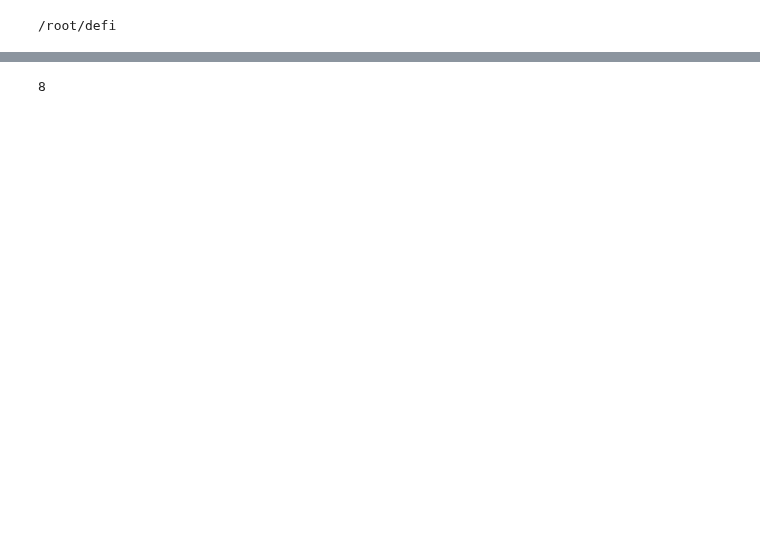
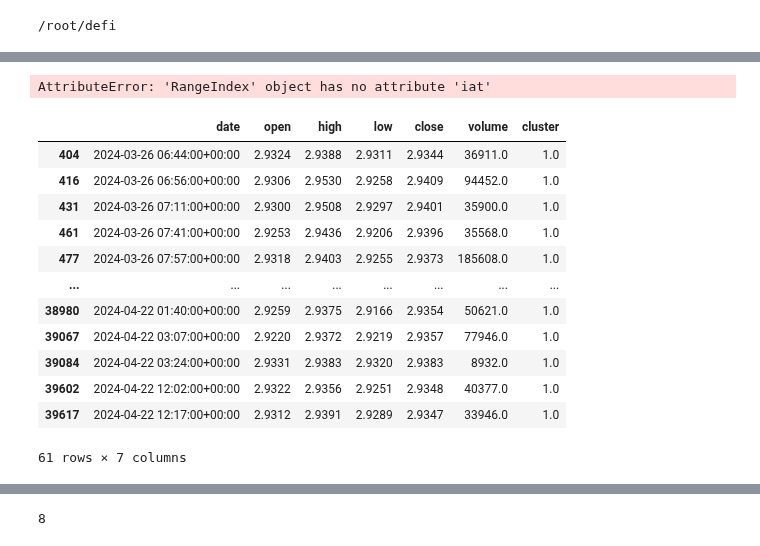
Before and after one commit to mohsenjfar/trade, a Jupyter notebook: user_data/notebooks/cluster_strategy_analysis.ipynb, the cells around one changed output, grey strips where cells are left out. Saved outputs shown, nothing was run; the diff lists cells and outputs as text; code cells hidden in the pictures; blank space fills up the shorter version.

```diff
--- a/user_data/notebooks/cluster_strategy_analysis.ipynb
+++ b/user_data/notebooks/cluster_strategy_analysis.ipynb
@@ -41,0 +61,4 @@ pair = 'WIF/USDT:USDT'
+# %%
+dataframe_5m.iloc[dataframe_5m.index > dataframe_5m.index.iat[-2]]
+# %% [output]
+AttributeError: 'RangeIndex' object has no attribute 'iat'
@@ -41,0 +72,16 @@ pair = 'WIF/USDT:USDT'
+# %%
+dataframe_1m[(dataframe_1m.cluster.shift(1) == 0) & (dataframe_1m.cluster == 1)]
+# %% [output]
+|  | date | open | high | low | close | volume | cluster |
+| 404 | 2024-03-26 06:44:00+00:00 | 2.9324 | 2.9388 | 2.9311 | 2.9344 | 36911.0 | 1.0 |
+| 416 | 2024-03-26 06:56:00+00:00 | 2.9306 | 2.9530 | 2.9258 | 2.9409 | 94452.0 | 1.0 |
+| 431 | 2024-03-26 07:11:00+00:00 | 2.9300 | 2.9508 | 2.9297 | 2.9401 | 35900.0 | 1.0 |
+| 461 | 2024-03-26 07:41:00+00:00 | 2.9253 | 2.9436 | 2.9206 | 2.9396 | 35568.0 | 1.0 |
+| 477 | 2024-03-26 07:57:00+00:00 | 2.9318 | 2.9403 | 2.9255 | 2.9373 | 185608.0 | 1.0 |
+| ... | ... | ... | ... | ... | ... | ... | ... |
+| 38980 | 2024-04-22 01:40:00+00:00 | 2.9259 | 2.9375 | 2.9166 | 2.9354 | 50621.0 | 1.0 |
+| 39067 | 2024-04-22 03:07:00+00:00 | 2.9220 | 2.9372 | 2.9219 | 2.9357 | 77946.0 | 1.0 |
+| 39084 | 2024-04-22 03:24:00+00:00 | 2.9331 | 2.9383 | 2.9320 | 2.9383 | 8932.0 | 1.0 |
+| 39602 | 2024-04-22 12:02:00+00:00 | 2.9322 | 2.9356 | 2.9251 | 2.9348 | 40377.0 | 1.0 |
+| 39617 | 2024-04-22 12:17:00+00:00 | 2.9312 | 2.9391 | 2.9289 | 2.9347 | 33946.0 | 1.0 |
+61 rows × 7 columns
```
Also changed, not shown: parts of 9 cells of this notebook, 1 other file.
